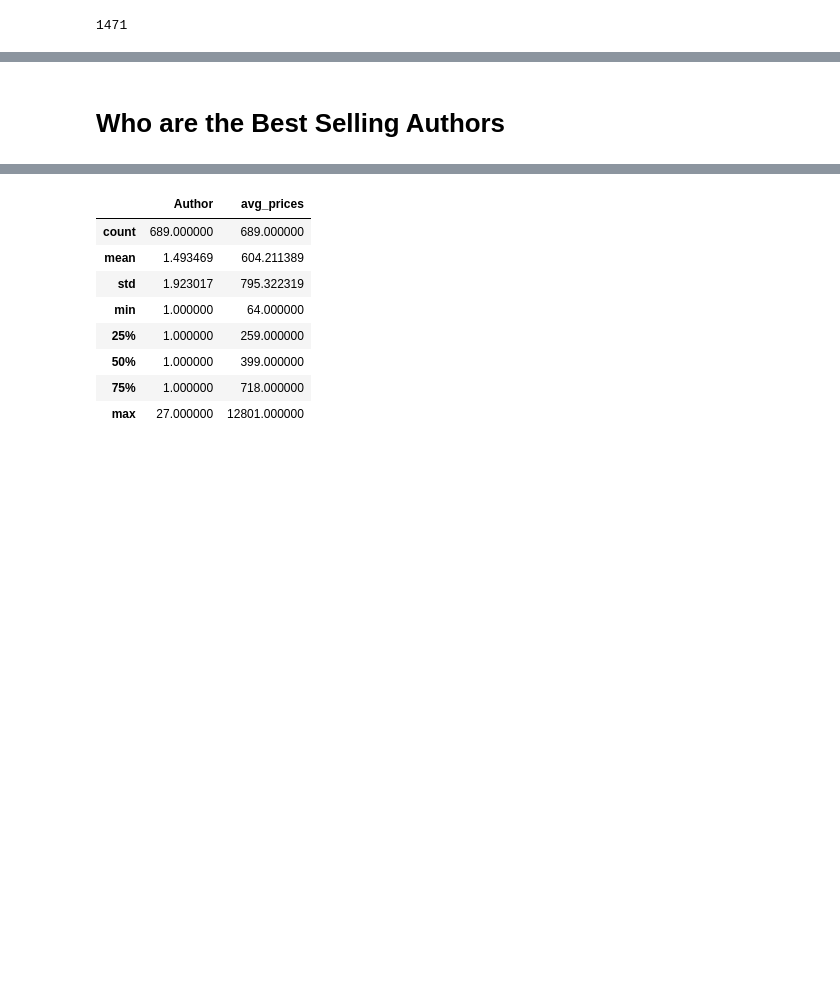
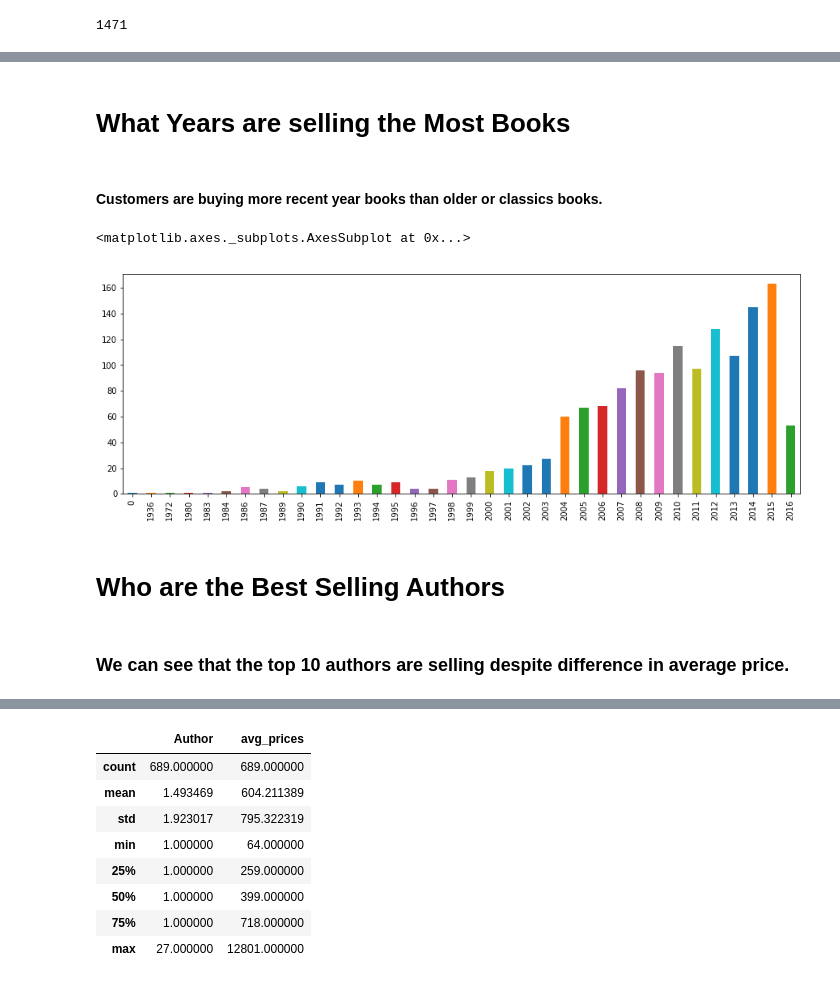
Before and after one commit to hongson6/Analysis-on-Best-Selling-Books-in-India, a Jupyter notebook: Final Project_hong.ipynb, the cells around one changed output, grey strips where cells are left out. Cells and saved outputs as stored; diff of their text form; code cells hidden in the pictures; blank space fills up the shorter version.

```diff
--- a/Final Project_hong.ipynb
+++ b/Final Project_hong.ipynb
@@ -468,3 +593,13 @@ new_books['breadcrumbs'].value_counts().head(20).plot.barh()
+# %% [markdown]
+# What Years are selling the Most Books
+# %% [markdown]
+#### Customers are buying more recent year books than older or classics books.
+# %%
+# display a bar graph with the years and what publication year people are buying
+new_books[new_books.publication_year != 'nan'].publication_year.value_counts().sort_index().plot.bar(figsize=(15,5))
+# %% [output]
+<matplotlib.axes._subplots.AxesSubplot at 0x...>
+[figure, added]
 # %% [markdown]
 # Who are the Best Selling Authors
 # %%
@@ -484,3 +623,5 @@ authors_df['avg_prices'] = prices
+# %% [markdown]
+### We can see that the top 10 authors are selling despite difference in average price.
 # %%
 authors_df[0:10]
 # %% [output]
```
Also changed, not shown: parts of 104 cells of this notebook.
